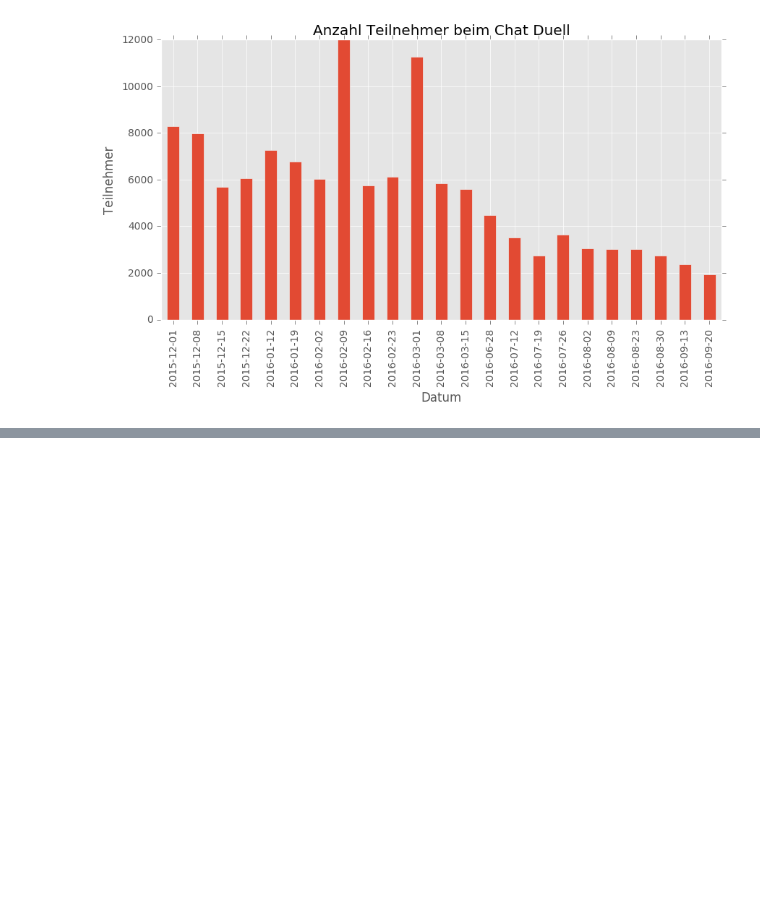
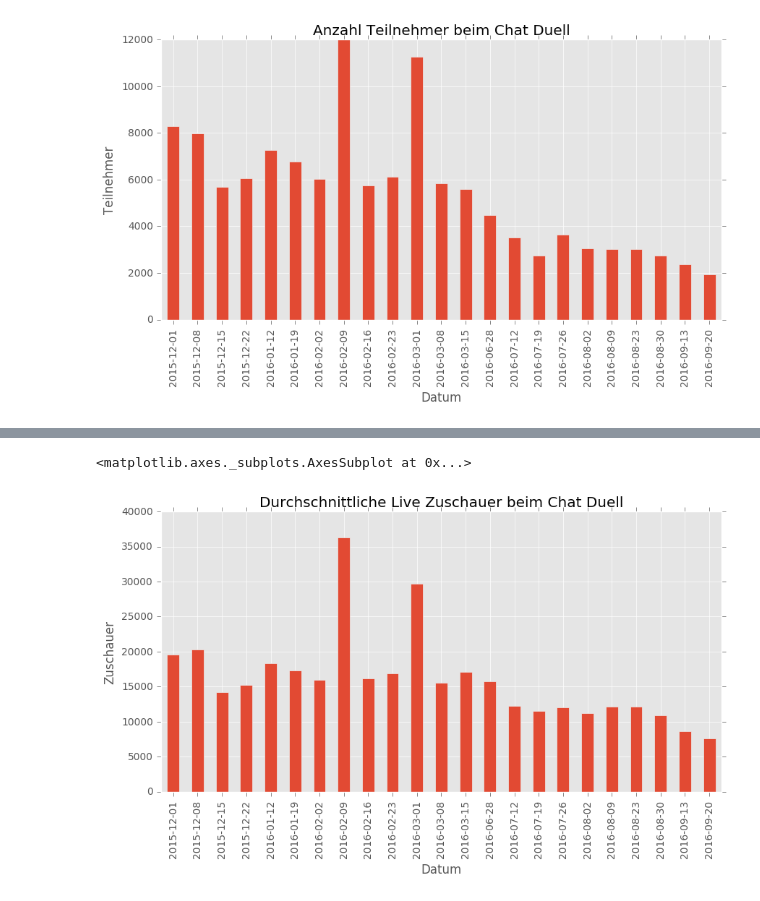
Before and after one commit to rbtvstats/rbtvstats, a Jupyter notebook: notebooks/chat_duell.ipynb, the cells around one changed output, grey strips where cells are left out. Drawn from its saved outputs; the diff is of its cells as text; code cells hidden in the pictures; blank space fills up the shorter version.

```diff
--- a/notebooks/chat_duell.ipynb
+++ b/notebooks/chat_duell.ipynb
@@ -83,29 +142,30 @@ data.tail()
 # %%
-dataFiltered = data
+#prepare chat message data
+chatFiltered = chat
 
 #filter messages by time
 start = datetime.time(20, 15, 0)
-end = datetime.time(22, 15, 0)
-dataFiltered = dataFiltered.between_time(start, end)
+end = datetime.time(22, 0, 0)
+chatFiltered = chatFiltered.between_time(start, end)
 
 #filter messages containing `!cd`
-dataFiltered = dataFiltered[dataFiltered['message'].str.contains('!cd')]
+chatFiltered = chatFiltered[chatFiltered['message'].str.contains('!cd')]
 
 #filter meassages by weekday
-dataFiltered = dataFiltered[dataFiltered['weekday'] == 1]
+chatFiltered = chatFiltered[chatFiltered['weekday'] == 1]
 
 #group messages by date
-dataGrouped = dataFiltered.groupby('date')
+chatGrouped = chatFiltered.groupby('date')
 
 #filter groups by count threshold
-dataGrouped = dataGrouped.filter(lambda group: len(group) > 2000)
+chatGrouped = chatGrouped.filter(lambda group: len(group) > 2000)
 
 #group messages by date
-dataGrouped = dataGrouped.groupby('date')
+chatGrouped = chatGrouped.groupby('date')
 
 #count (unique) users
-dataParticipants = dataGrouped.username.nunique()
-dataParticipants
+chatParticipants = chatGrouped.username.nunique()
+chatParticipants
 # %% [output]
 date
 2015-12-01     8277
@@ -132,3 +192,20 @@ plot
 # %% [output]
 <matplotlib.axes._subplots.AxesSubplot at 0x...>
 [figure]
+# %%
+#prepare live viewer data
+meanViewersTmp = []
+for date, count in chatGrouped.size().iteritems():
+    start = datetime.datetime.combine(date, datetime.time(20, 15, 0))
+    end = datetime.datetime.combine(date, datetime.time(22, 0, 0))
+    viewers = live.loc[start : end]['viewers']
+    meanViewersTmp.append((date, int(viewers.mean())))
+
+#mean viewers dataframe
+columns = ['date', 'viewers']
+meanViewers = pd.DataFrame(meanViewersTmp, columns=columns)
+
+#index
+meanViewers = meanViewers.set_index(meanViewers['date'])
+
+meanViewers
@@ -134,0 +231,8 @@ plot
+# %%
+plot = meanViewers.plot(kind='bar', figsize=(10, 5), legend=False, title='Durchschnittliche Live Zuschauer beim Chat Duell')
+plot.set_xlabel('Datum')
+plot.set_ylabel('Zuschauer')
+plot
+# %% [output]
+<matplotlib.axes._subplots.AxesSubplot at 0x...>
+[figure, added]
```
Also changed, not shown: parts of 12 cells of this notebook.
